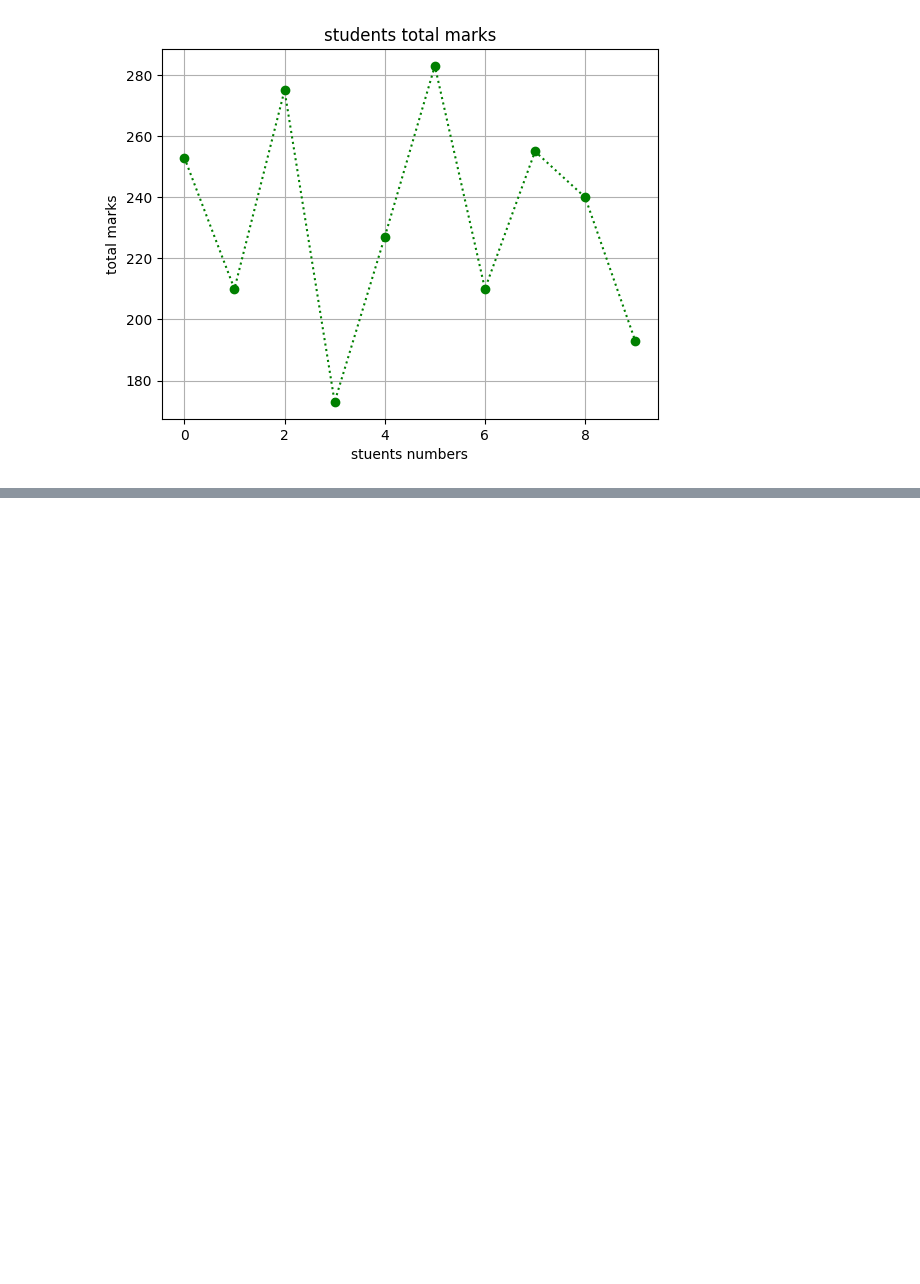
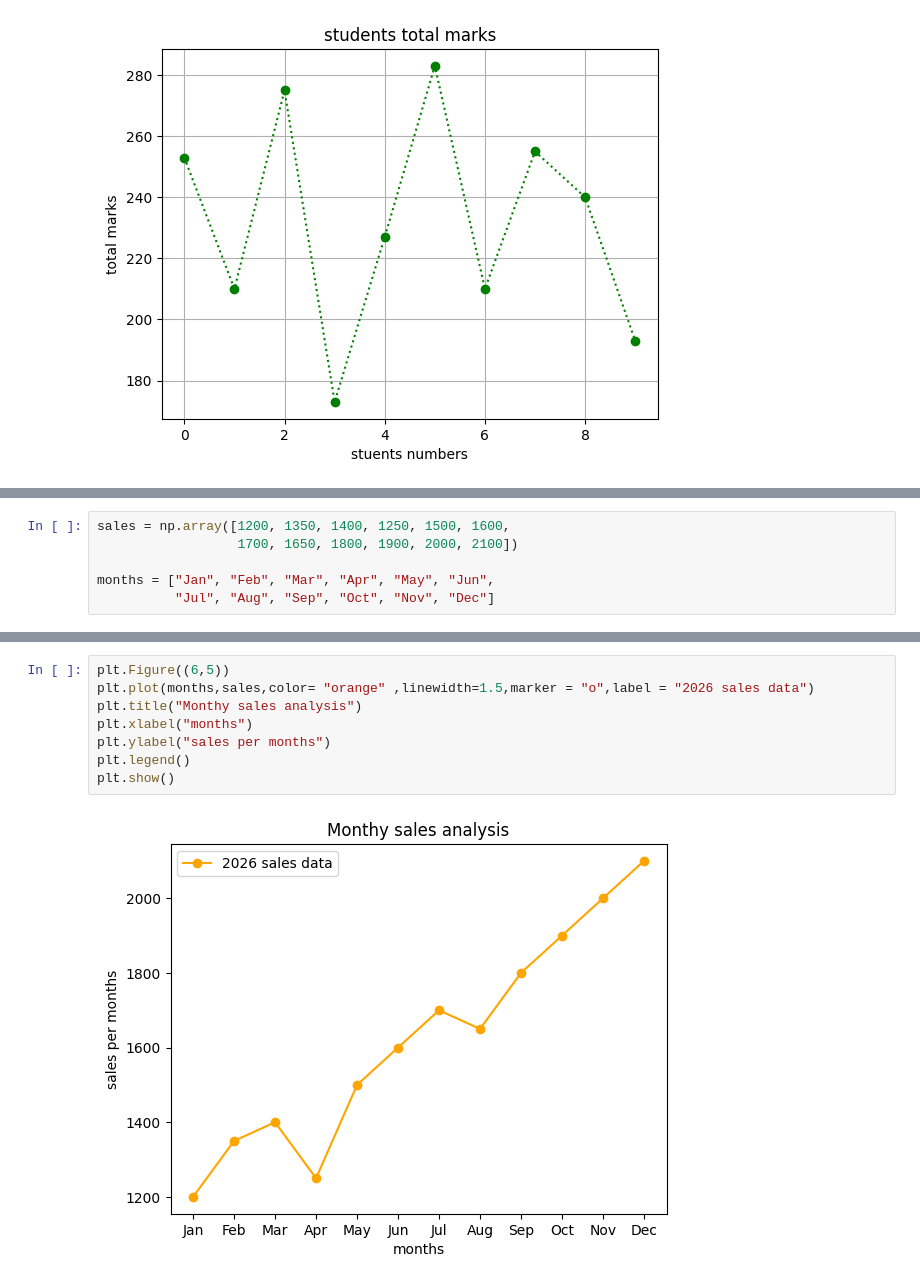
Before and after one commit to Engr-Jawad/Matplotlib_laibrary, a Jupyter notebook: problem2.ipynb, the cells around one changed output, grey strips where cells are left out. Cells and saved outputs as stored; diff of their text form; blank space fills up the shorter version.

Commit message:
monthly sales analysis

```diff
--- a/problem2.ipynb
+++ b/problem2.ipynb
@@ -124,0 +129,6 @@ plt.grid()
+# %%
+sales = np.array([1200, 1350, 1400, 1250, 1500, 1600,
+                  1700, 1650, 1800, 1900, 2000, 2100])
+
+months = ["Jan", "Feb", "Mar", "Apr", "May", "Jun",
+          "Jul", "Aug", "Sep", "Oct", "Nov", "Dec"]
@@ -124,0 +242,10 @@ plt.grid()
+# %%
+plt.Figure((6,5))
+plt.plot(months,sales,color= "orange" ,linewidth=1.5,marker = "o",label = "2026 sales data")
+plt.title("Monthy sales analysis")
+plt.xlabel("months")
+plt.ylabel("sales per months")
+plt.legend()
+plt.show()
+# %% [output]
+[figure, added]
```
Also changed, not shown: parts of 7 cells of this notebook.
